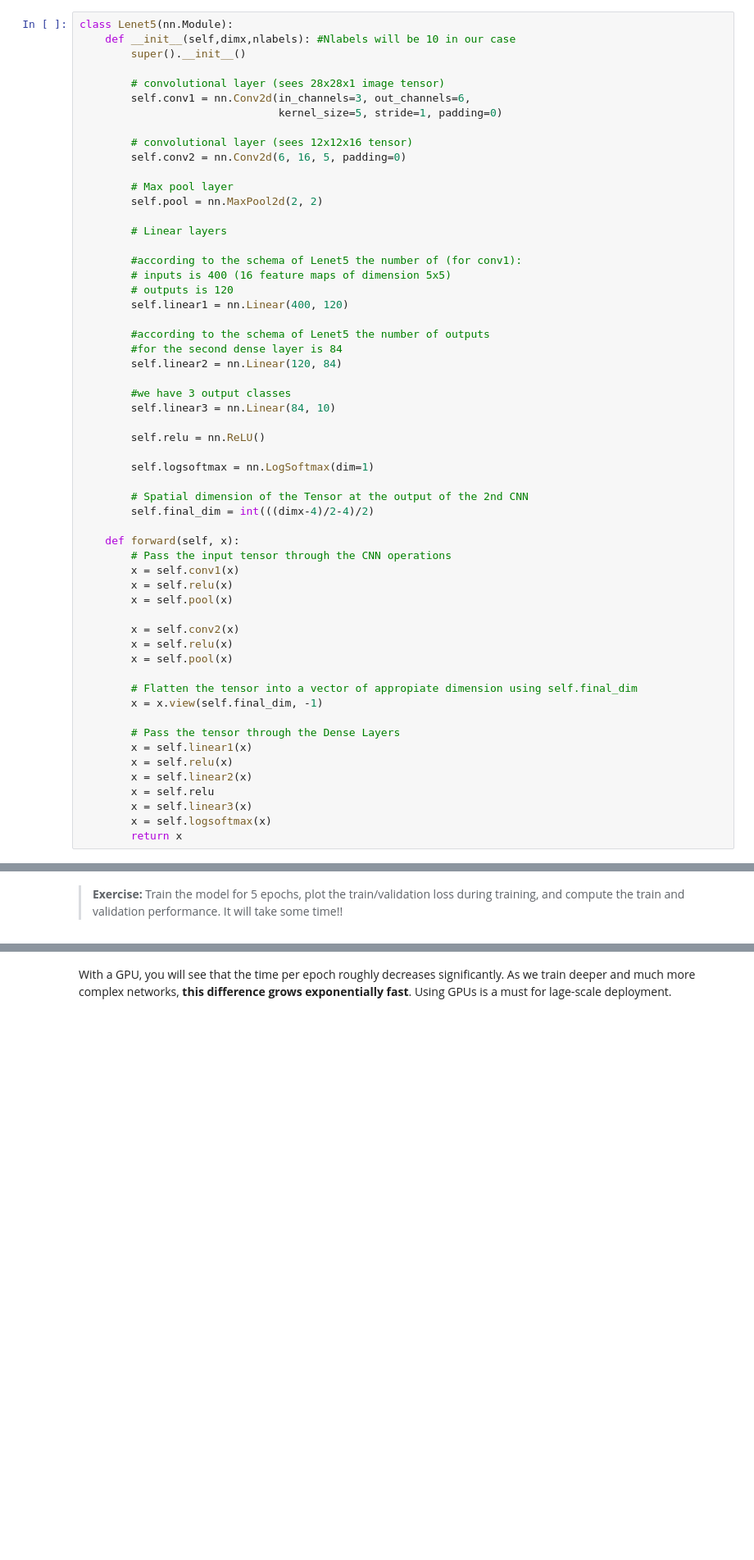
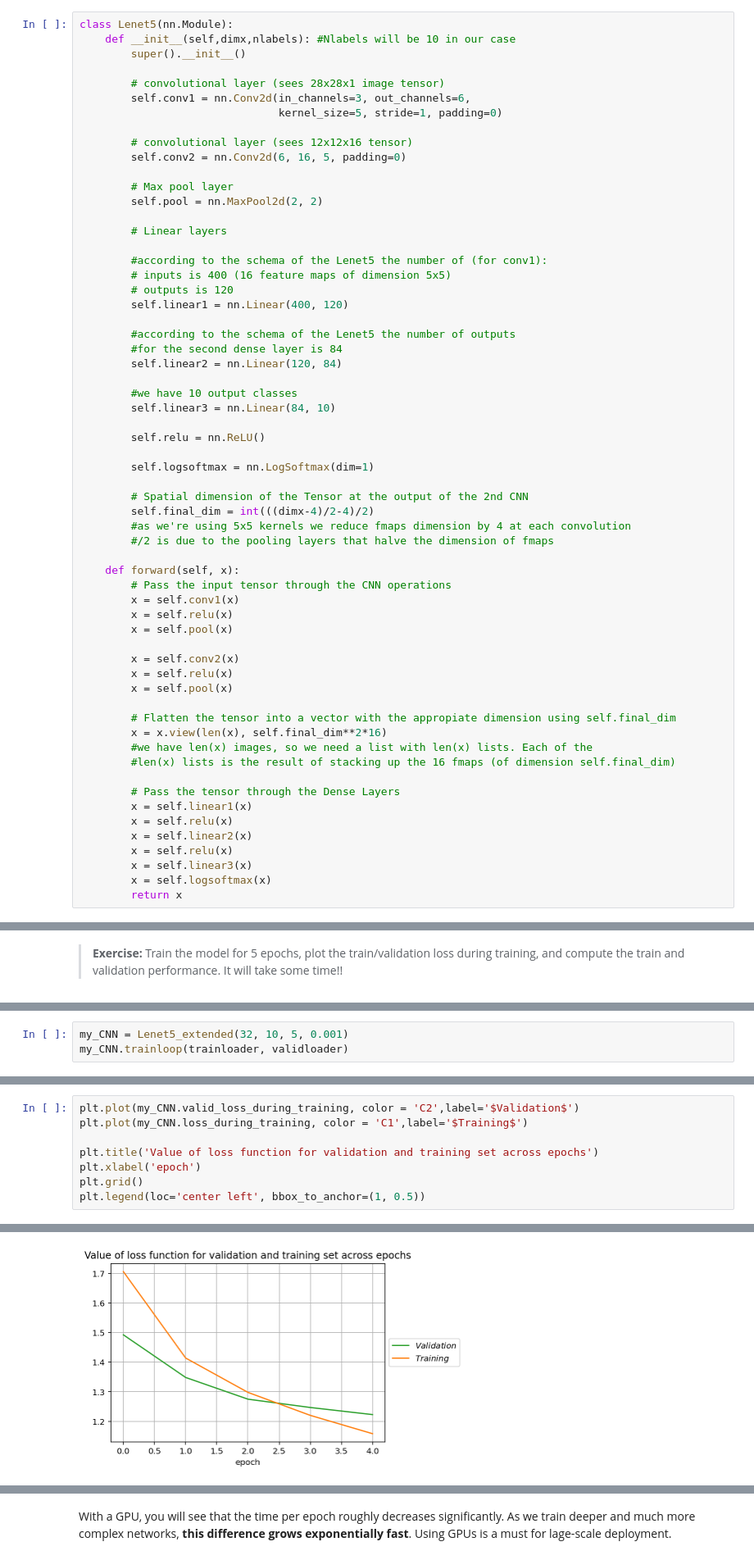
Before and after one commit to boscodeeromeu/NN, a Jupyter notebook: STUDENT_Lab_3_Part_1.ipynb, the cells around one changed output, grey strips where cells are left out. Shown at 82% size. Cells and saved outputs as stored; diff of their text form; blank space fills up the shorter version.

```diff
--- a/STUDENT_Lab_3_Part_1.ipynb
+++ b/STUDENT_Lab_3_Part_1.ipynb
@@ -145,16 +149,16 @@ class Lenet5(nn.Module):
 
         # Linear layers
 
-        #according to the schema of Lenet5 the number of (for conv1):
+        #according to the schema of the Lenet5 the number of (for conv1):
         # inputs is 400 (16 feature maps of dimension 5x5)
         # outputs is 120
         self.linear1 = nn.Linear(400, 120)
 
-        #according to the schema of Lenet5 the number of outputs
+        #according to the schema of the Lenet5 the number of outputs
         #for the second dense layer is 84
         self.linear2 = nn.Linear(120, 84)
 
-        #we have 3 output classes
+        #we have 10 output classes
         self.linear3 = nn.Linear(84, 10)
 
         self.relu = nn.ReLU()
@@ -163,6 +167,8 @@ class Lenet5(nn.Module):
 
         # Spatial dimension of the Tensor at the output of the 2nd CNN
         self.final_dim = int(((dimx-4)/2-4)/2)
+        #as we're using 5x5 kernels we reduce fmaps dimension by 4 at each convolution
+        #/2 is due to the pooling layers that halve the dimension of fmaps
 
     def forward(self, x):
         # Pass the input tensor through the CNN operations
@@ -174,14 +180,16 @@ class Lenet5(nn.Module):
         x = self.relu(x)
         x = self.pool(x)
 
-        # Flatten the tensor into a vector of appropiate dimension using self.final_dim
-        x = x.view(self.final_dim, -1)
+        # Flatten the tensor into a vector with the appropiate dimension using self.final_dim
+        x = x.view(len(x), self.final_dim**2*16)
+        #we have len(x) images, so we need a list with len(x) lists. Each of the
+        #len(x) lists is the result of stacking up the 16 fmaps (of dimension self.final_dim)
 
         # Pass the tensor through the Dense Layers
         x = self.linear1(x)
         x = self.relu(x)
         x = self.linear2(x)
-        x = self.relu
+        x = self.relu(x)
         x = self.linear3(x)
         x = self.logsoftmax(x)
         return x
@@ -246,0 +290,3 @@ Epoch 4. Training loss: 1.119563, Validation loss: 1.158535, Time per epoch: 14.
+# %%
+my_CNN = Lenet5_extended(32, 10, 5, 0.001)
+my_CNN.trainloop(trainloader, validloader)
@@ -246,0 +299,9 @@ Epoch 4. Training loss: 1.119563, Validation loss: 1.158535, Time per epoch: 14.
+# %%
+plt.plot(my_CNN.valid_loss_during_training, color = 'C2',label='$Validation$')
+plt.plot(my_CNN.loss_during_training, color = 'C1',label='$Training$')
+
+plt.title('Value of loss function for validation and training set across epochs')
+plt.xlabel('epoch')
+plt.grid()
+plt.legend(loc='center left', bbox_to_anchor=(1, 0.5))
+# %% [output]
@@ -246,0 +309 @@ Epoch 4. Training loss: 1.119563, Validation loss: 1.158535, Time per epoch: 14.
+[figure, added]
```
Also changed, not shown: parts of 24 cells of this notebook.
